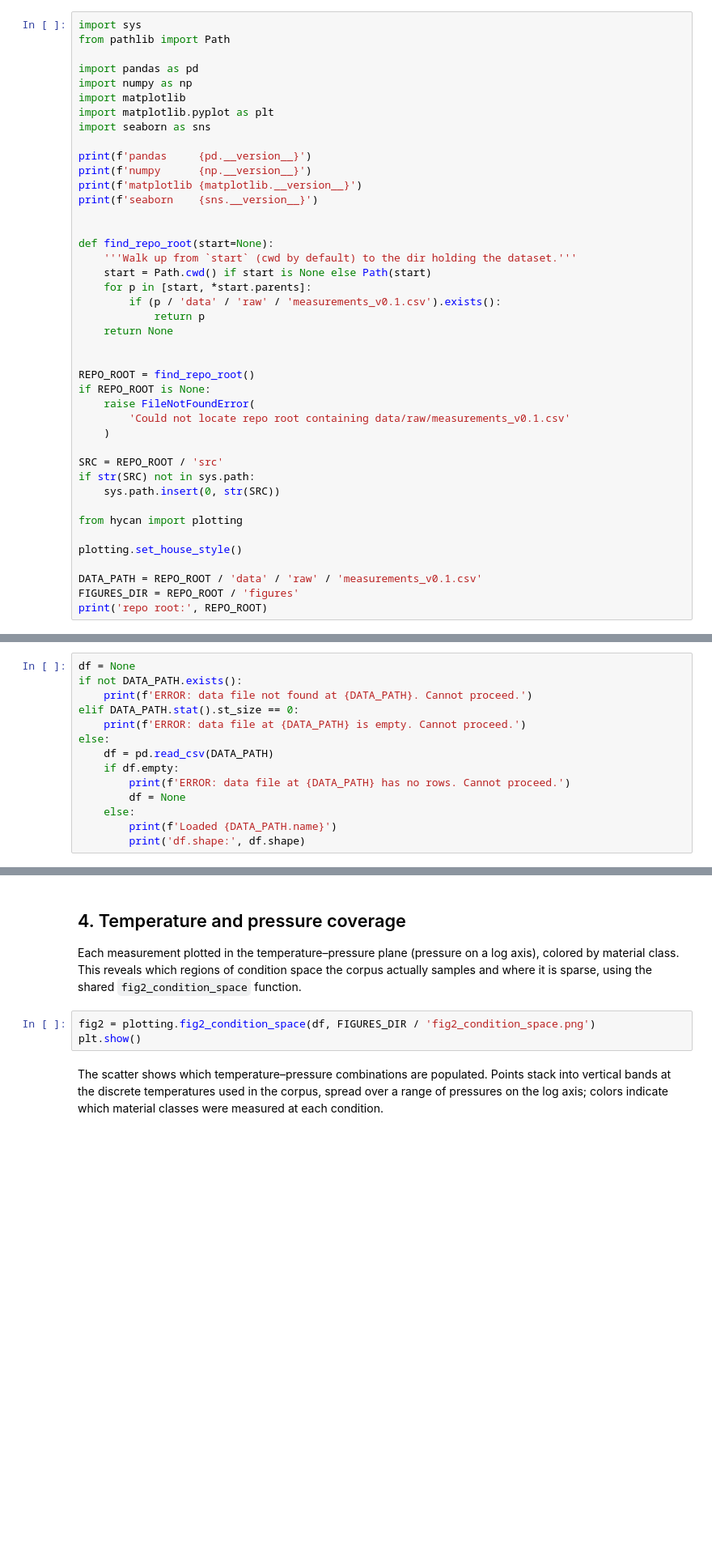
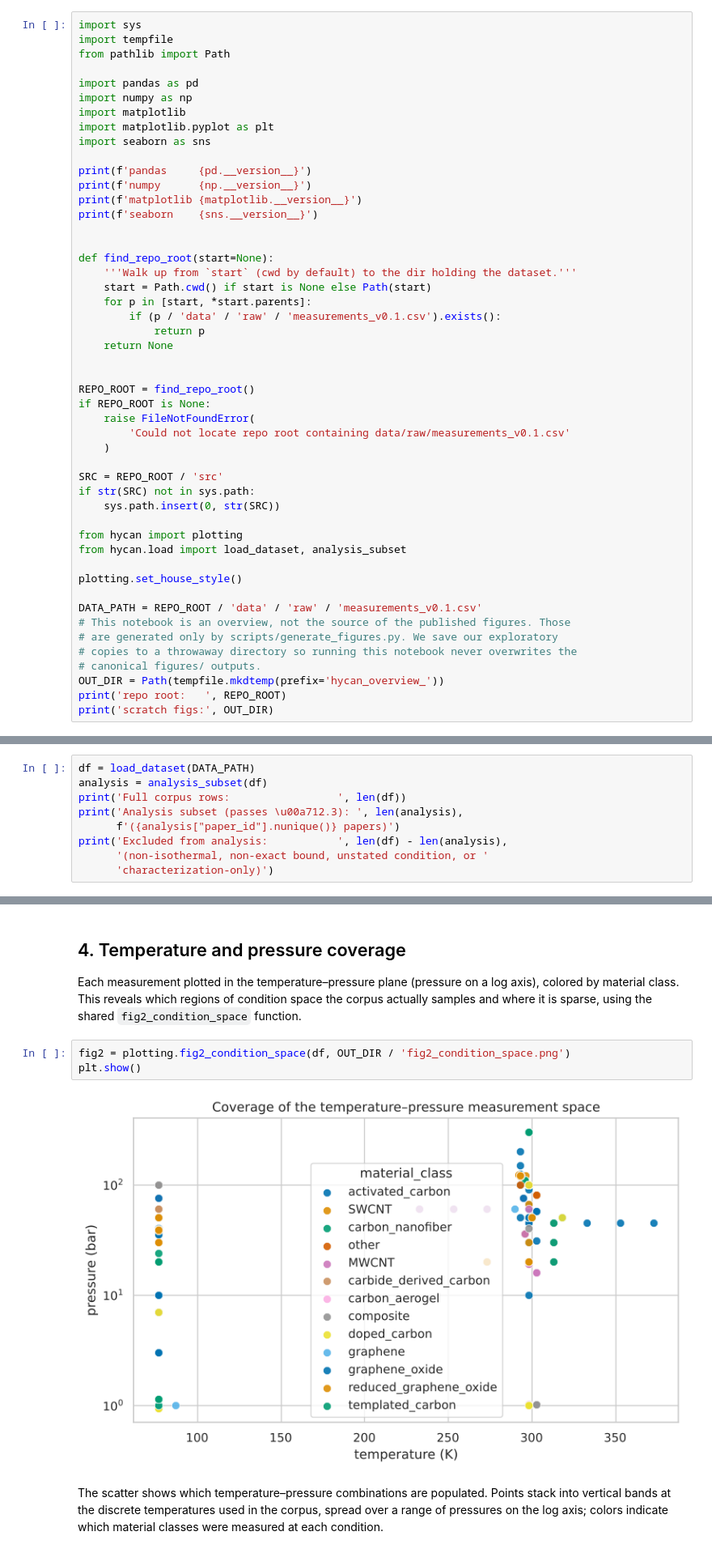
Before and after one commit to AvinGupta-ship-it/hycan-db, a Jupyter notebook: notebooks/01_corpus_overview.ipynb, the cells around one changed output, grey strips where cells are left out. Shown at 81% size. Cells and saved outputs as stored; diff of their text form; blank space fills up the shorter version.

```diff
--- a/notebooks/01_corpus_overview.ipynb
+++ b/notebooks/01_corpus_overview.ipynb
@@ -10,6 +10,7 @@ Figures are produced by the pure functions in `src/hycan/plotting.py` so the not
 Import the scientific stack, report exact library versions for reproducibility, apply the shared house plotting style, and load the validated dataset. Version pinning and a single load point matter because every downstream number must trace back to one file and one environment.
 # %%
 import sys
+import tempfile
 from pathlib import Path
 
 import pandas as pd
@@ -44,9 +45,15 @@ if str(SRC) not in sys.path:
     sys.path.insert(0, str(SRC))
 
 from hycan import plotting
+from hycan.load import load_dataset, analysis_subset
 
 plotting.set_house_style()
 
 DATA_PATH = REPO_ROOT / 'data' / 'raw' / 'measurements_v0.1.csv'
-FIGURES_DIR = REPO_ROOT / 'figures'
-print('repo root:', REPO_ROOT)
+# This notebook is an overview, not the source of the published figures. Those
+# are generated only by scripts/generate_figures.py. We save our exploratory
+# copies to a throwaway directory so running this notebook never overwrites the
+# canonical figures/ outputs.
+OUT_DIR = Path(tempfile.mkdtemp(prefix='hycan_overview_'))
+print('repo root:   ', REPO_ROOT)
+print('scratch figs:', OUT_DIR)
@@ -53,14 +67,9 @@ print('repo root:', REPO_ROOT)
 # %%
-df = None
-if not DATA_PATH.exists():
-    print(f'ERROR: data file not found at {DATA_PATH}. Cannot proceed.')
-elif DATA_PATH.stat().st_size == 0:
-    print(f'ERROR: data file at {DATA_PATH} is empty. Cannot proceed.')
-else:
-    df = pd.read_csv(DATA_PATH)
-    if df.empty:
-        print(f'ERROR: data file at {DATA_PATH} has no rows. Cannot proceed.')
-        df = None
-    else:
-        print(f'Loaded {DATA_PATH.name}')
-        print('df.shape:', df.shape)
+df = load_dataset(DATA_PATH)
+analysis = analysis_subset(df)
+print('Full corpus rows:                 ', len(df))
+print('Analysis subset (passes \u00a712.3): ', len(analysis),
+      f'({analysis["paper_id"].nunique()} papers)')
+print('Excluded from analysis:           ', len(df) - len(analysis),
+      '(non-isothermal, non-exact bound, unstated condition, or '
+      'characterization-only)')
@@ -99,8 +120,10 @@ The bars show the relative number of measurement rows per material class. Taller
 
 Each measurement plotted in the temperature–pressure plane (pressure on a log axis), colored by material class. This reveals which regions of condition space the corpus actually samples and where it is sparse, using the shared `fig2_condition_space` function.
 # %%
-fig2 = plotting.fig2_condition_space(df, FIGURES_DIR / 'fig2_condition_space.png')
+fig2 = plotting.fig2_condition_space(df, OUT_DIR / 'fig2_condition_space.png')
 plt.show()
+# %% [output]
+[figure, added]
 # %% [markdown]
 The scatter shows which temperature–pressure combinations are populated. Points stack into vertical bands at the discrete temperatures used in the corpus, spread over a range of pressures on the log axis; colors indicate which material classes were measured at each condition.
 # %% [markdown]
```
Also changed, not shown: parts of 10 cells of this notebook, 22 other files.
